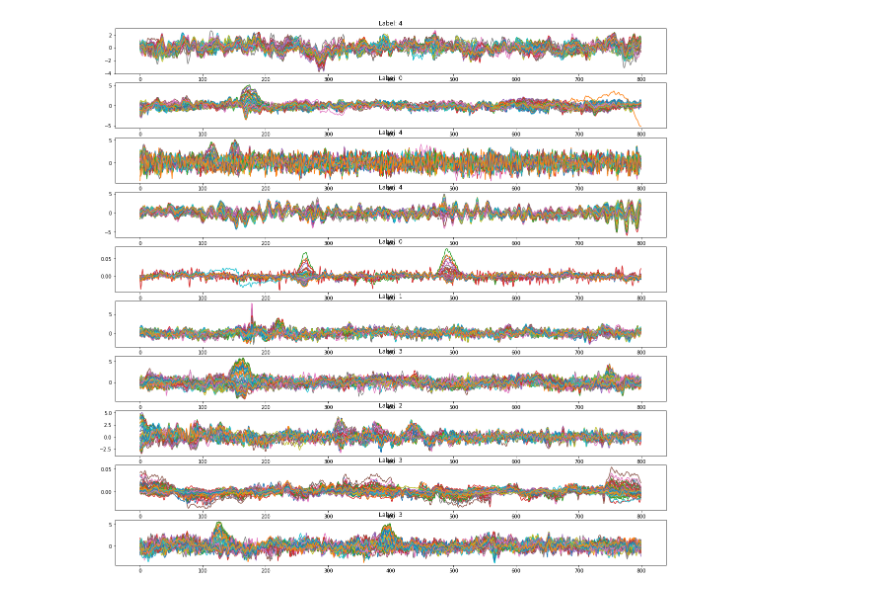
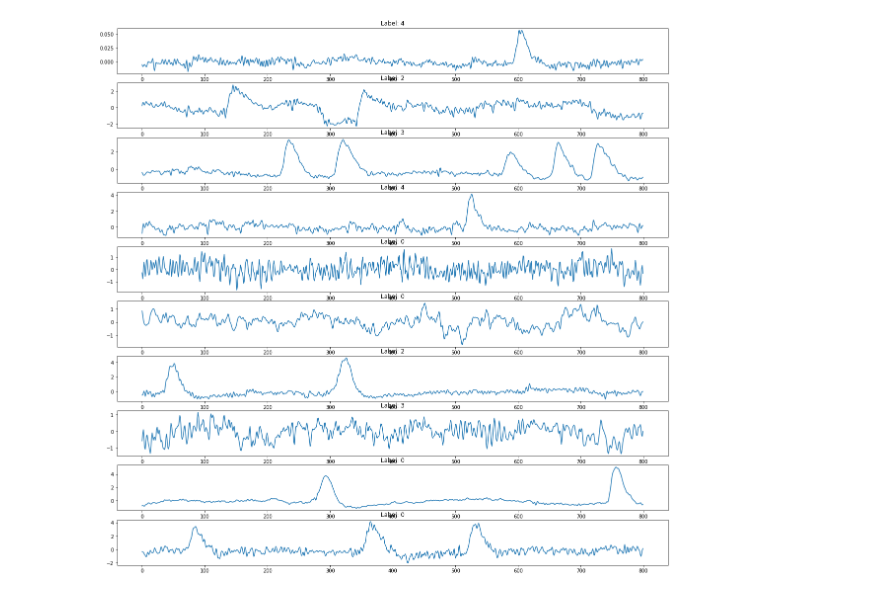
Before and after one commit to NYUAD-EmotionReg-CSCapstone-2024/machine-learning, a Jupyter notebook: dataset_viewer.ipynb, the cells around one changed output. Cells and saved outputs as stored; diff of their text form; code cells hidden in the pictures.

Commit message:
add dataset_viewer

```diff
--- a/dataset_viewer.ipynb
+++ b/dataset_viewer.ipynb
@@ -6,6 +10,5 @@ from datasets.seedv.dataset import SeedVDataset
 # %%
-trainset = SeedVDataset(
+dataset = SeedVDataset(
     root='/data/SEED-V',
     h5file='seedv4s0o.h5',
-    participants=[str(i) for i in range(1, 17)],
 )
@@ -11,0 +50,15 @@ trainset = SeedVDataset(
+# %%
+k = 10
+kfold_split = KFoldSplitter(
+    dataset=dataset,
+    k=k,
+    shuffle=True
+)
+
+for i in range(k):
+    kfold_split.set_fold(i)
+    kfold_trainset = kfold_split.trainset
+    kfold_testset = kfold_split.testset
+
+    assert len(dataset) == len(kfold_trainset) + len(kfold_testset)
+    print(len(kfold_trainset), len(kfold_testset))
@@ -12,11 +76,10 @@ trainset = SeedVDataset(
 # %%
-# Plot the first 10 samples (they are EEG signals)
-# Plot one data in a single row and do that for 10 columns
+# Plot the first 10 samples (first channel only)
 fig, axs = plt.subplots(10, 1, figsize=(20, 20))
 for i in range(10):
-    data, label = trainset[i]
-    axs[i].plot(data)
+    data, label = dataset[i]
+    axs[i].plot(data[0])
     axs[i].set_title(f'Label: {label}')
 plt.show()
 # %% [output]
-[figure, old version]
+[figure, new version]
```
Also changed, not shown: parts of 11 cells of this notebook, 3 other files.
